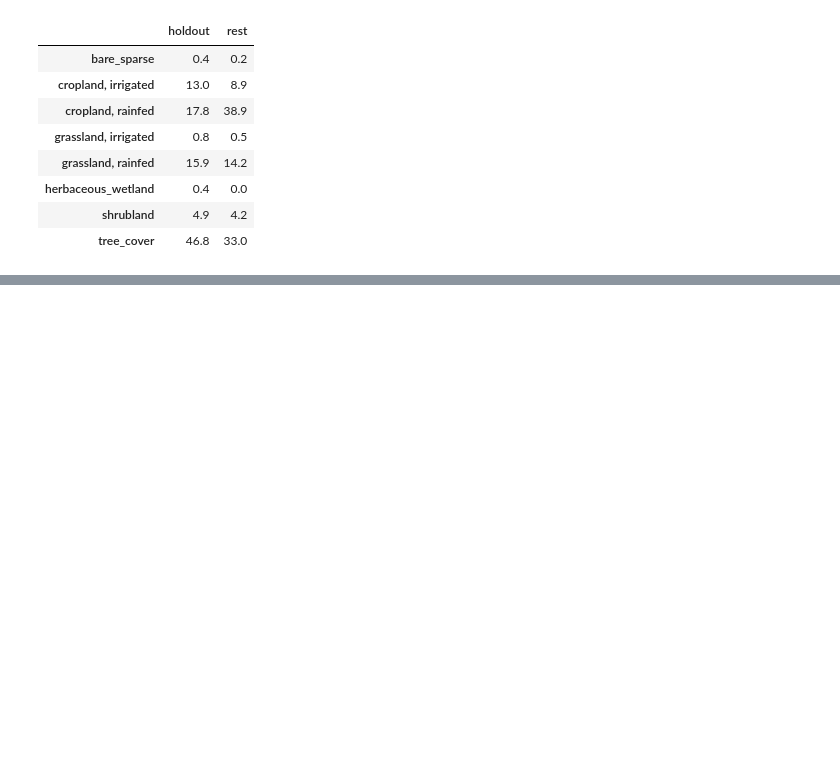
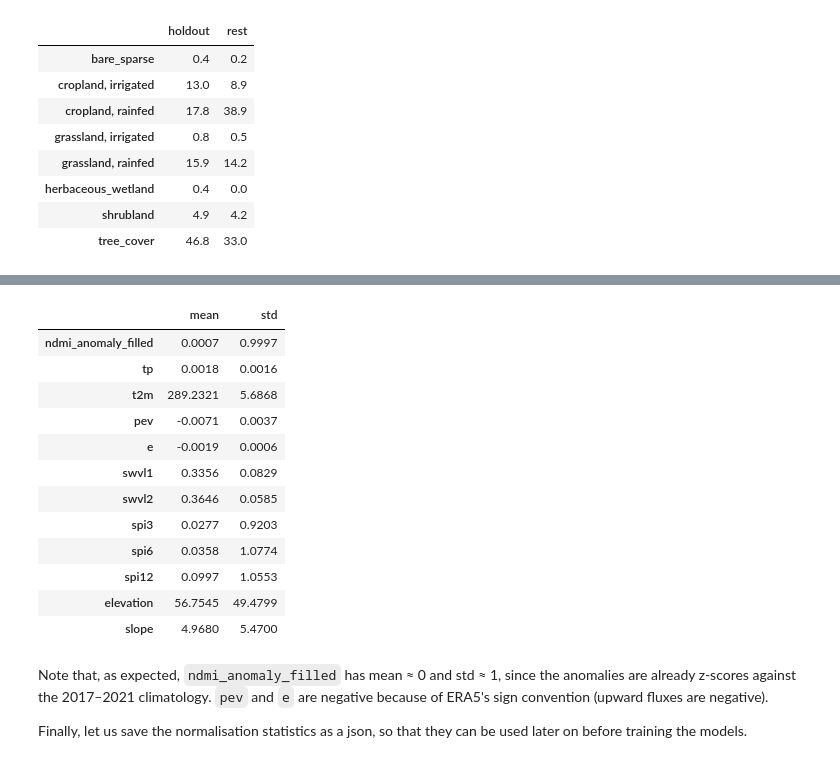
Before and after one commit to davidcirauqui/drought_forecast, a Jupyter notebook: notebooks/03_dataset_splits.ipynb, the cells around one changed output, grey strips where cells are left out. Cells and saved outputs as stored; diff of their text form; code cells hidden in the pictures; blank space fills up the shorter version.

Commit message:
normalisation_stats(), tests and notebook

```diff
--- a/notebooks/03_dataset_splits.ipynb
+++ b/notebooks/03_dataset_splits.ipynb
@@ -174,0 +204,22 @@ Furthermore, irrigated and rainfed labels come from the heuristic mask (NDMI > 0
+# %%
+stats = normalisation_stats(cube, land & ~holdout, variables = SCALED_VARS, years = SPLITS["train"])
+
+pd.DataFrame(stats).transpose().round(4)
+# %% [output]
+|  | mean | std |
+| ndmi_anomaly_filled | 0.0007 | 0.9997 |
+| tp | 0.0018 | 0.0016 |
+| t2m | 289.2321 | 5.6868 |
+| pev | -0.0071 | 0.0037 |
+| e | -0.0019 | 0.0006 |
+| swvl1 | 0.3356 | 0.0829 |
+| swvl2 | 0.3646 | 0.0585 |
+| spi3 | 0.0277 | 0.9203 |
+| spi6 | 0.0358 | 1.0774 |
+| spi12 | 0.0997 | 1.0553 |
+| elevation | 56.7545 | 49.4799 |
+| slope | 4.9680 | 5.4700 |
+# %% [markdown]
+Note that, as expected, `ndmi_anomaly_filled` has mean ≈ 0 and std ≈ 1, since the anomalies are already z-scores against the 2017–2021 climatology. `pev` and `e` are negative because of ERA5's sign convention (upward fluxes are negative).
+
+Finally, let us save the normalisation statistics as a json, so that they can be used later on before training the models.
```
Also changed, not shown: parts of 5 cells of this notebook, 2 other files.
